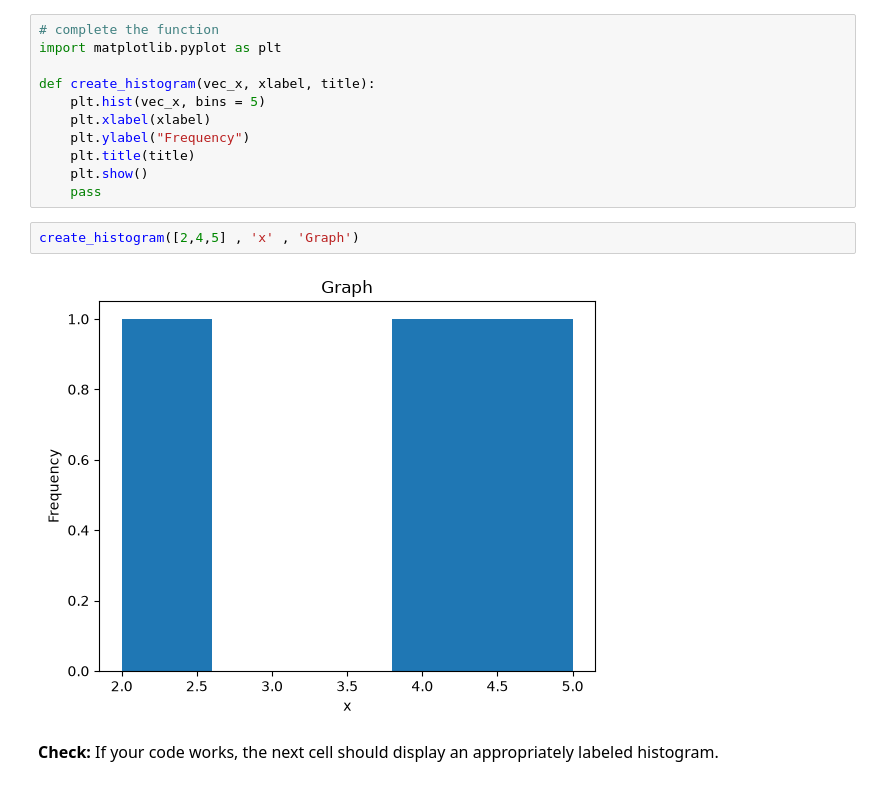
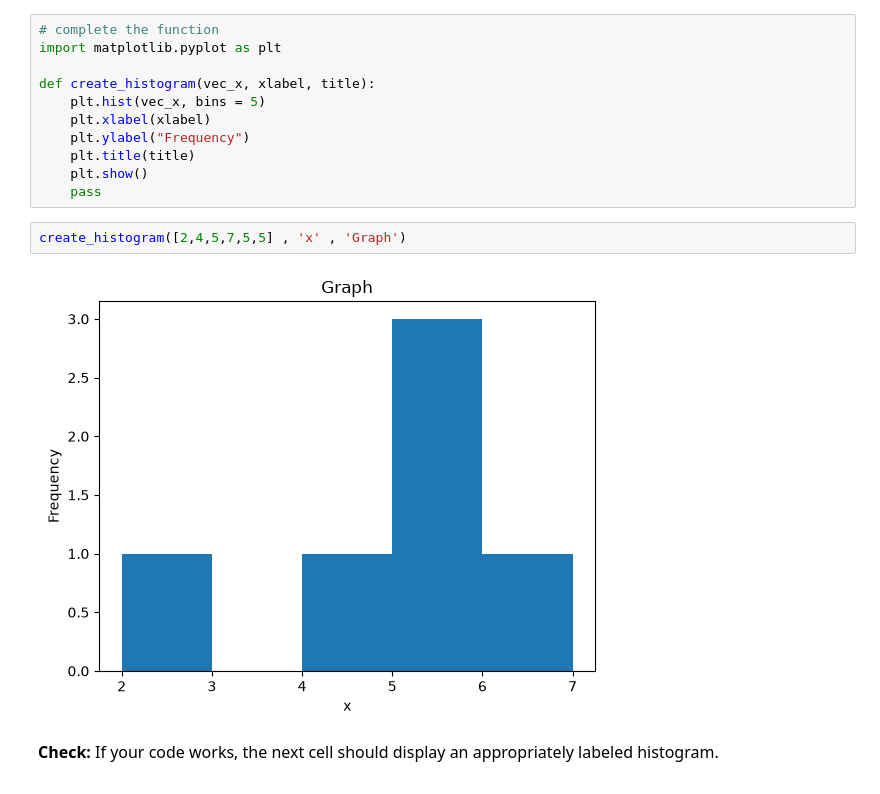
Before and after one commit to aashviagarwal/datasci151fall2026, a Jupyter notebook: lecture_07_functions/Lecture07 classnotes.ipynb, the cells around one changed output. Drawn from its saved outputs; the diff is of its cells as text.

```diff
--- a/lecture_07_functions/Lecture07 classnotes.ipynb
+++ b/lecture_07_functions/Lecture07 classnotes.ipynb
@@ -693,9 +693,9 @@ def create_histogram(vec_x, xlabel, title):
     plt.show()
     pass
 # %%
-create_histogram([2,4,5] , 'x' , 'Graph')
+create_histogram([2,4,5,7,5,5] , 'x' , 'Graph')
 # %% [output]
-[figure, old version]
+[figure, new version]
 # %% [markdown]
 <font size = "3">
 
```
Also changed, not shown: parts of 9 cells of this notebook, 3 other files.
